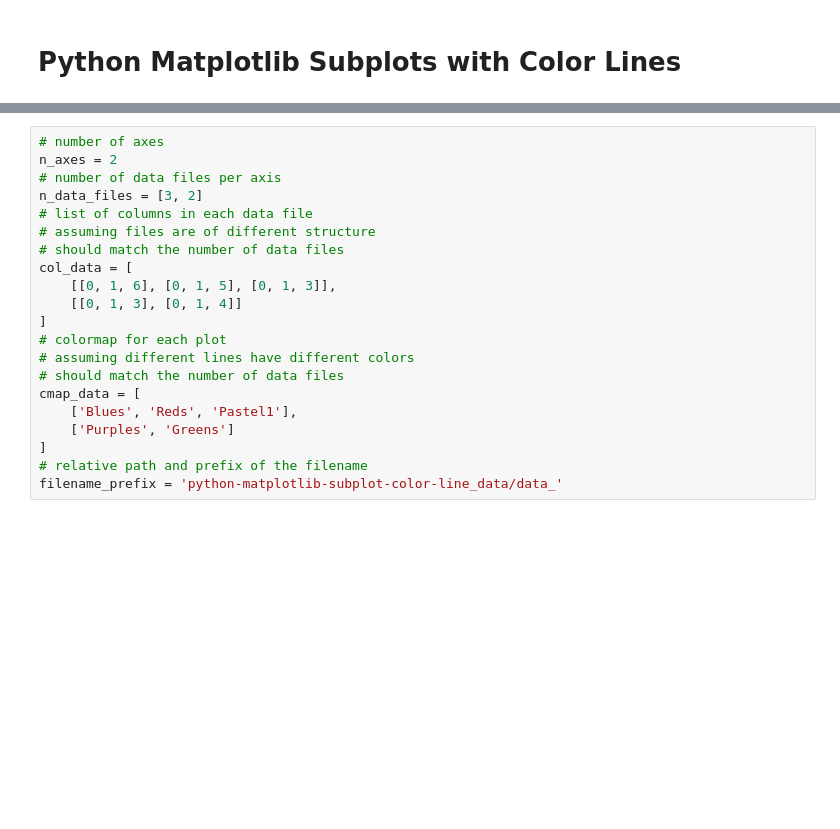
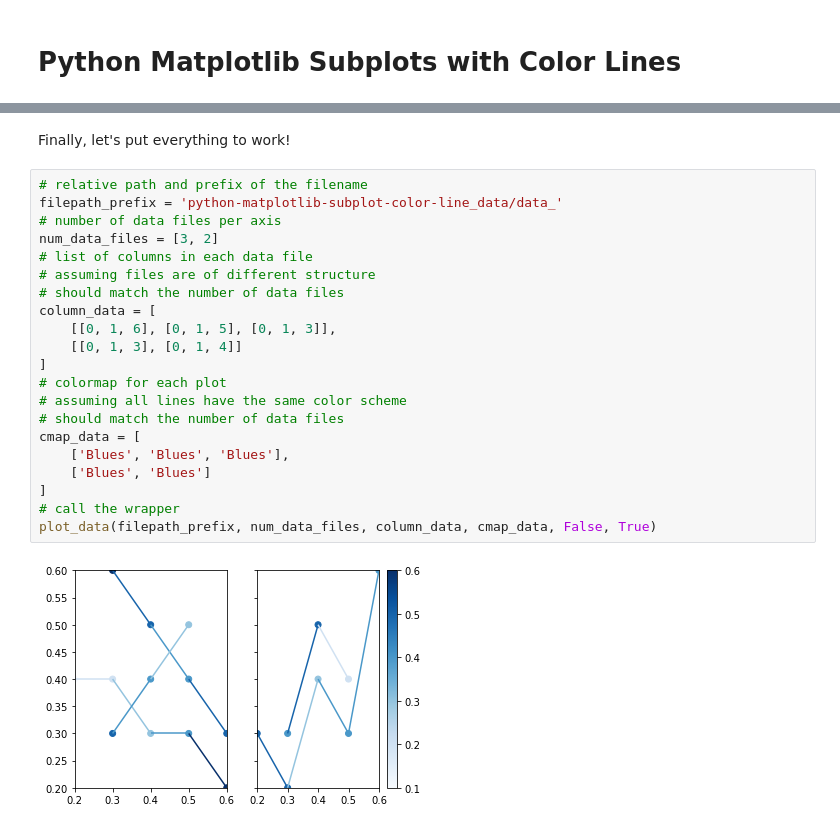
Before and after one commit to Sampreet/gists, a Jupyter notebook: snippets/languages/python/python-matplotlib-subplot-color-line.ipynb, the cells around one changed output, grey strips where cells are left out. Saved outputs shown, nothing was run; the diff lists cells and outputs as text; blank space fills up the shorter version.

```diff
--- a/snippets/languages/python/python-matplotlib-subplot-color-line.ipynb
+++ b/snippets/languages/python/python-matplotlib-subplot-color-line.ipynb
@@ -113,21 +211,25 @@ def get_data_3D(filename, columns=[0, 1, 2], data_type='float_'):
+# %% [markdown]
+Finally, let's put everything to work!
 # %%
-# number of axes
-n_axes = 2
+# relative path and prefix of the filename
+filepath_prefix = 'python-matplotlib-subplot-color-line_data/data_'
 # number of data files per axis
-n_data_files = [3, 2]
+num_data_files = [3, 2]
 # list of columns in each data file
 # assuming files are of different structure
 # should match the number of data files
-col_data = [
+column_data = [
     [[0, 1, 6], [0, 1, 5], [0, 1, 3]],
     [[0, 1, 3], [0, 1, 4]]
 ]
 # colormap for each plot
-# assuming different lines have different colors
+# assuming all lines have the same color scheme
 # should match the number of data files
 cmap_data = [
-    ['Blues', 'Reds', 'Pastel1'],
-    ['Purples', 'Greens']
+    ['Blues', 'Blues', 'Blues'],
+    ['Blues', 'Blues']
 ]
-# relative path and prefix of the filename
-filename_prefix = 'python-matplotlib-subplot-color-line_data/data_'
+# call the wrapper
+plot_data(filepath_prefix, num_data_files, column_data, cmap_data, False, True)
+# %% [output]
+[figure, added]
```
Also changed, not shown: parts of 14 cells of this notebook, 2 other files.
